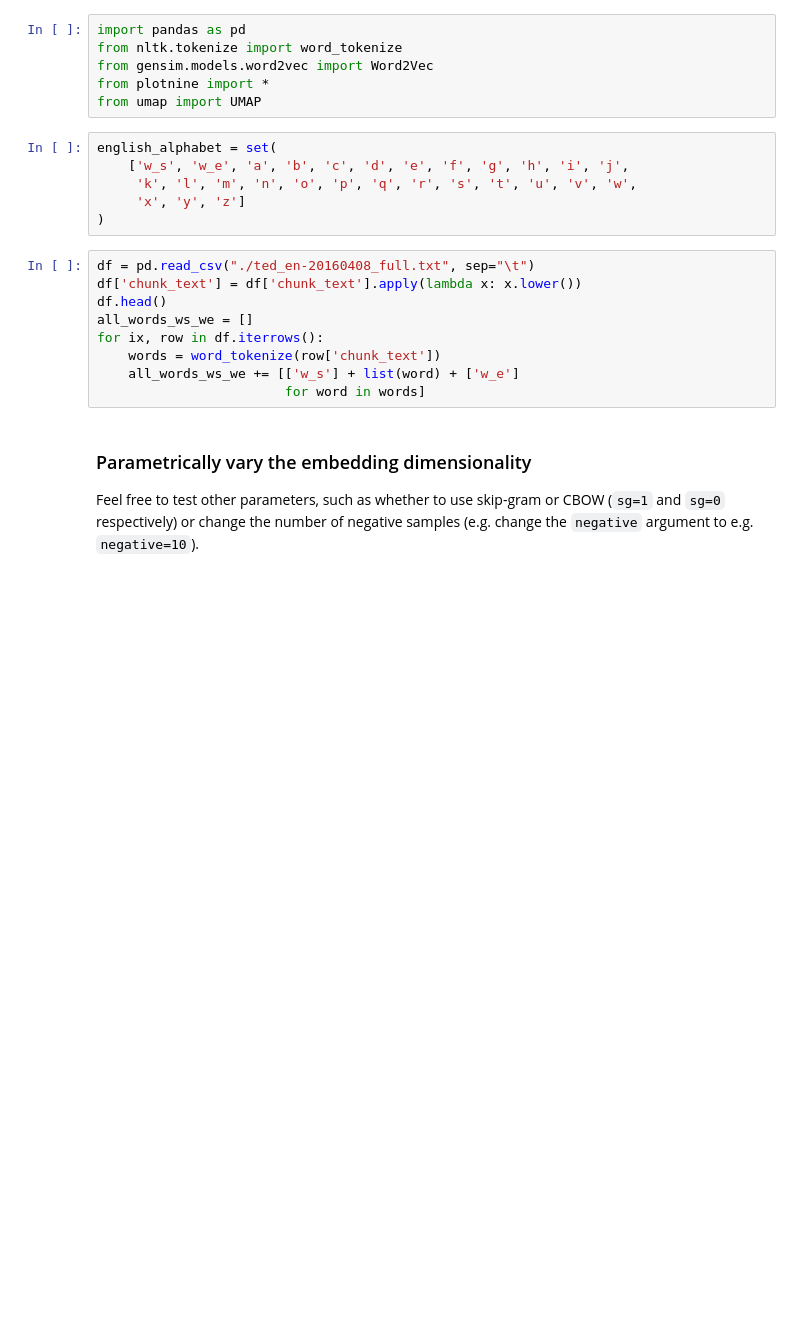
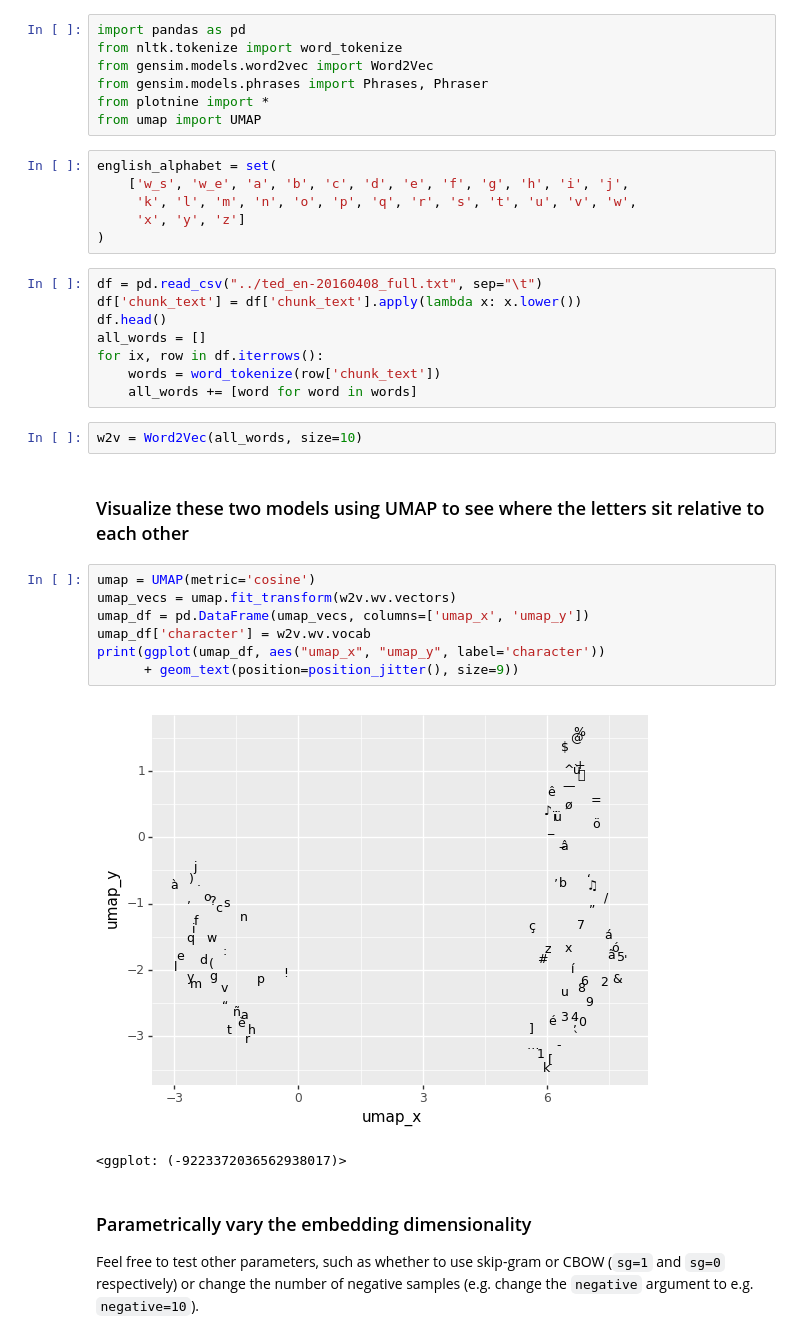
Before and after one commit to BayesForDays/distribu_ted, a Jupyter notebook: characters/character embeddings.ipynb, the cells around one changed output. Drawn from its saved outputs; the diff is of its cells as text; blank space fills up the shorter version.

```diff
--- a/characters/character embeddings.ipynb
+++ b/characters/character embeddings.ipynb
@@ -2,6 +2,7 @@
 import pandas as pd
 from nltk.tokenize import word_tokenize
 from gensim.models.word2vec import Word2Vec
+from gensim.models.phrases import Phrases, Phraser
 from plotnine import *
 from umap import UMAP
 # %%
@@ -11,14 +12,27 @@ english_alphabet = set(
      'x', 'y', 'z']
 )
 # %%
-df = pd.read_csv("./ted_en-20160408_full.txt", sep="\t")
+df = pd.read_csv("../ted_en-20160408_full.txt", sep="\t")
 df['chunk_text'] = df['chunk_text'].apply(lambda x: x.lower())
 df.head()
-all_words_ws_we = []
+all_words = []
 for ix, row in df.iterrows():
     words = word_tokenize(row['chunk_text'])
-    all_words_ws_we += [['w_s'] + list(word) + ['w_e']
-                        for word in words]
+    all_words += [word for word in words]
+# %%
+w2v = Word2Vec(all_words, size=10)
+# %% [markdown]
+### Visualize these two models using UMAP to see where the letters sit relative to each other
+# %%
+umap = UMAP(metric='cosine')
+umap_vecs = umap.fit_transform(w2v.wv.vectors)
+umap_df = pd.DataFrame(umap_vecs, columns=['umap_x', 'umap_y'])
+umap_df['character'] = w2v.wv.vocab
+print(ggplot(umap_df, aes("umap_x", "umap_y", label='character'))
+      + geom_text(position=position_jitter(), size=9))
+# %% [output]
+[figure, added]
+<ggplot: (-9223372036562938017)>
 # %% [markdown]
 ### Parametrically vary the embedding dimensionality
 
```
Also changed, not shown: parts of 8 cells of this notebook.
